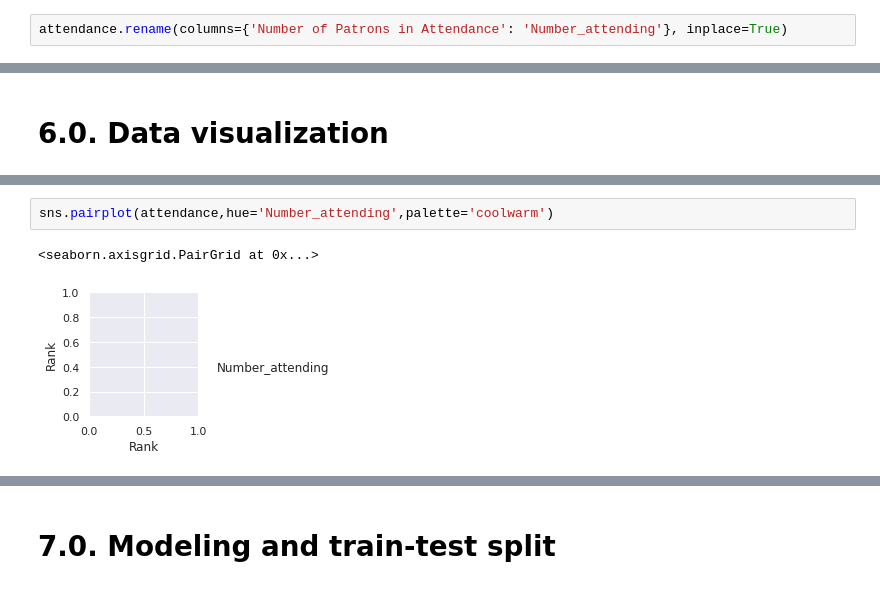
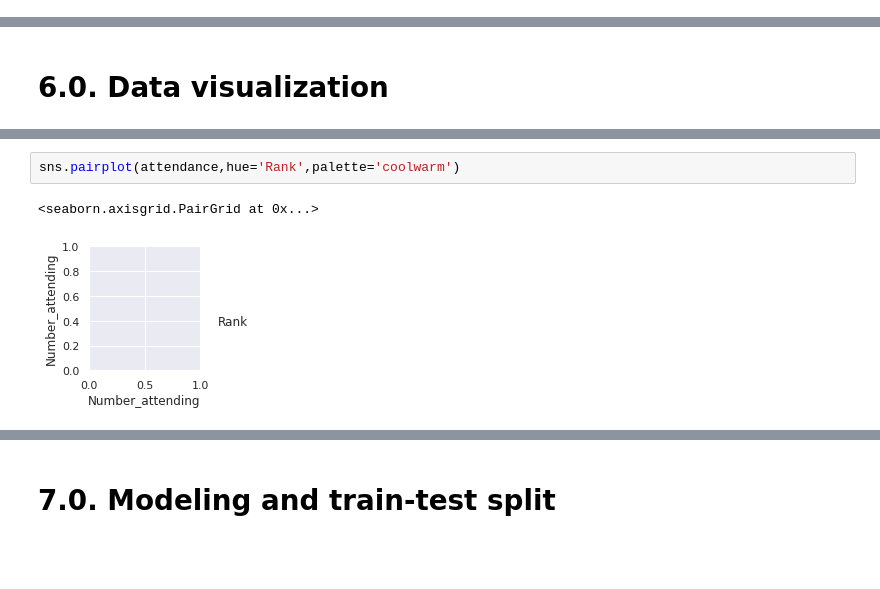
Before and after one commit to lophiraalata/data-analytics-micro-credential, a Jupyter notebook: FinalProject_LibraryUsage.ipynb, the cells around one changed output, grey strips where cells are left out. Cells and saved outputs as stored; diff of their text form; blank space fills up the shorter version.

```diff
--- a/FinalProject_LibraryUsage.ipynb
+++ b/FinalProject_LibraryUsage.ipynb
@@ -161,2 +294,0 @@ attendance.rename(columns={'\tAttendance': 'Number_Attending', '\tRank of Attend
-# %%
-attendance.rename(columns={'Number of Patrons in Attendance': 'Number_attending'}, inplace=True)
@@ -237,5 +460,5 @@ Name: Branch, Length: 64, dtype: float64
 # %%
-sns.pairplot(attendance,hue='Number_attending',palette='coolwarm')
+sns.pairplot(attendance,hue='Rank',palette='coolwarm')
 # %% [output]
 <seaborn.axisgrid.PairGrid at 0x...>
-[figure, old version]
+[figure, new version]
```
Also changed, not shown: parts of 53 cells of this notebook.
